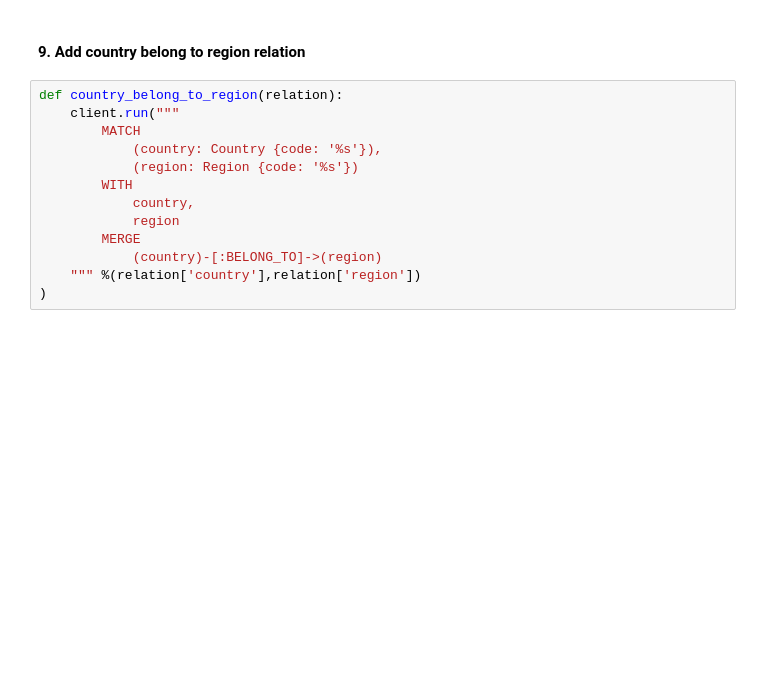
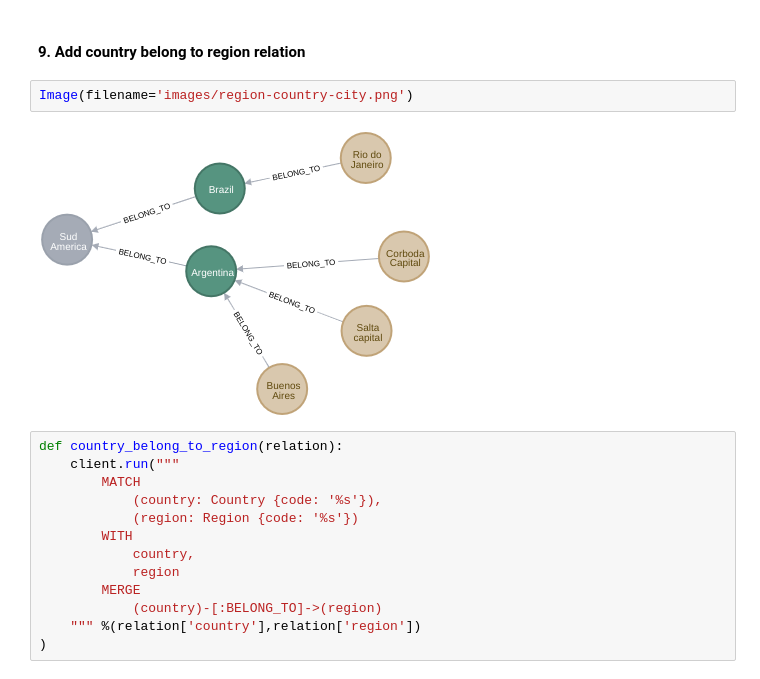
Before and after one commit to adrianmarino/recommendations-toy-example, a Jupyter notebook: toy-example.ipynb, the cells around one changed output. Saved outputs shown, nothing was run; the diff lists cells and outputs as text; blank space fills up the shorter version.

Commit message:
feat: add diagrams

```diff
--- a/toy-example.ipynb
+++ b/toy-example.ipynb
@@ -248,6 +252,10 @@ RIO BRA
 MIA USA
 # %% [markdown]
 #### 9. Add country belong to region relation
+# %%
+Image(filename='images/region-country-city.png')
+# %% [output]
+[figure, added]
 # %%
 def country_belong_to_region(relation):
     client.run("""
```
Also changed, not shown: parts of 14 cells of this notebook, 7 other files.
